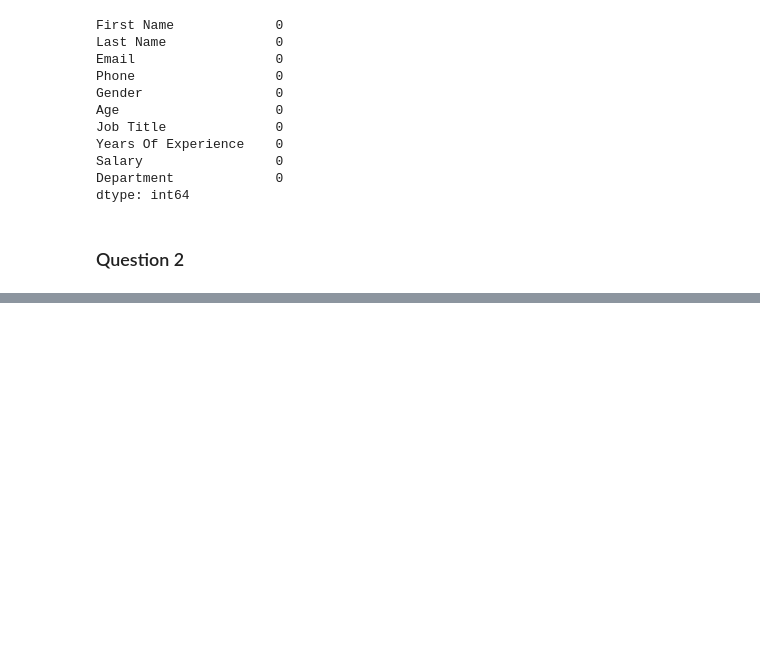
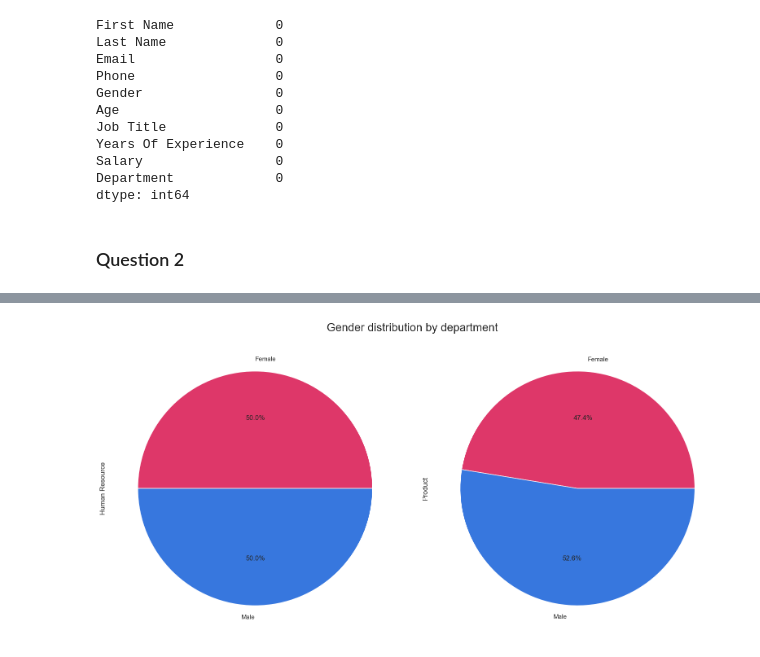
Before and after one commit to alexandrecogordan/data-visualisation, a Jupyter notebook: TD2/alexandre-cogordan.ipynb, the cells around one changed output, grey strips where cells are left out. Saved outputs shown, nothing was run; the diff lists cells and outputs as text; code cells hidden in the pictures; blank space fills up the shorter version.

```diff
--- a/TD2/alexandre-cogordan.ipynb
+++ b/TD2/alexandre-cogordan.ipynb
@@ -230,0 +232,13 @@ plt.show()
+# %%
+gender_by_dept = employee_df.pivot_table(index='Gender', columns='Department', aggfunc='size')
+
+num_cols = min(len(gender_by_dept.columns), 3)
+num_rows = (len(gender_by_dept.columns) - 1) // num_cols + 1
+
+gender_by_dept.plot(kind='pie', autopct='%1.1f%%', labels=['Female', 'Male'], colors=['#de3769', '#3777de'], subplots=True, layout=(num_rows, num_cols), figsize=(16, 8), legend=False)
+
+plt.suptitle('Gender distribution by department', fontsize=20)
+plt.tight_layout(rect=[0, 0, 1, 1])
+plt.show()
+# %% [output]
+[figure, added]
```
Also changed, not shown: parts of 46 cells of this notebook.
